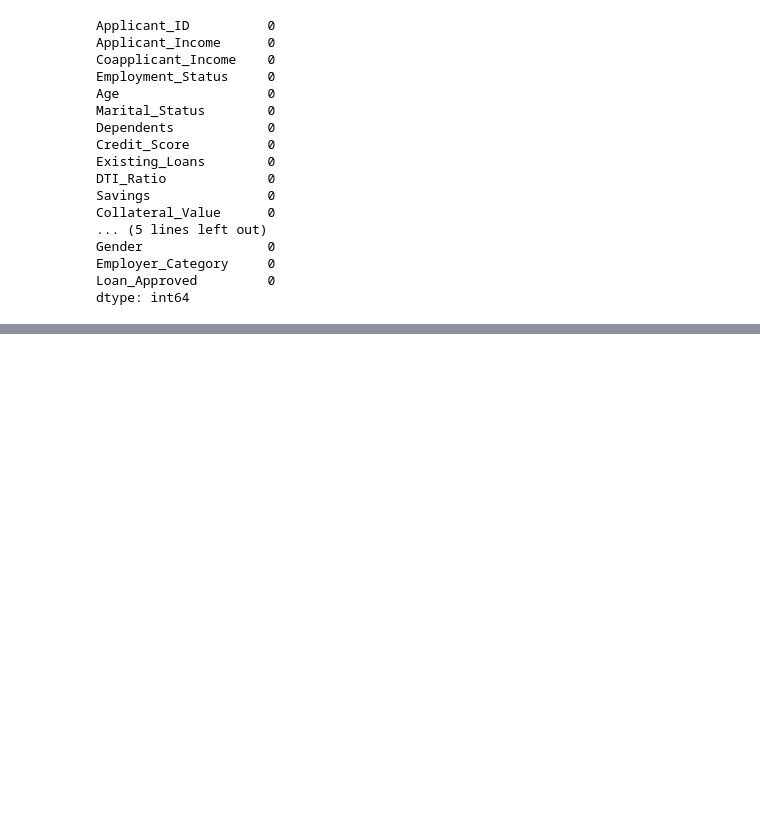
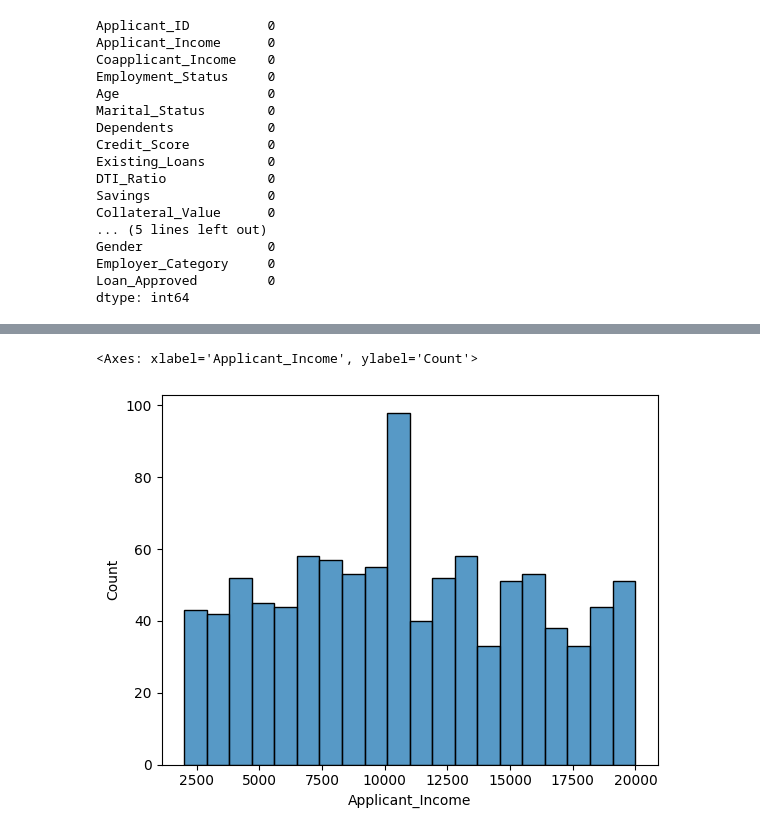
Before and after one commit to mkdirharsh108/CreditWise-Loan-System, a Jupyter notebook: 12 credit_wise.ipynb, the cells around one changed output, grey strips where cells are left out. Saved outputs shown, nothing was run; the diff lists cells and outputs as text; code cells hidden in the pictures; blank space fills up the shorter version.

```diff
--- a/12 credit_wise.ipynb
+++ b/12 credit_wise.ipynb
@@ -77,0 +103,11 @@ dtype: int64
+# %%
+# analyze income
+
+sns.histplot(
+    data = df,
+    x = "Applicant_Income",
+    bins=20
+)
+# %% [output]
+<Axes: xlabel='Applicant_Income', ylabel='Count'>
+[figure, added]
```
Also changed, not shown: parts of 10 cells of this notebook.
